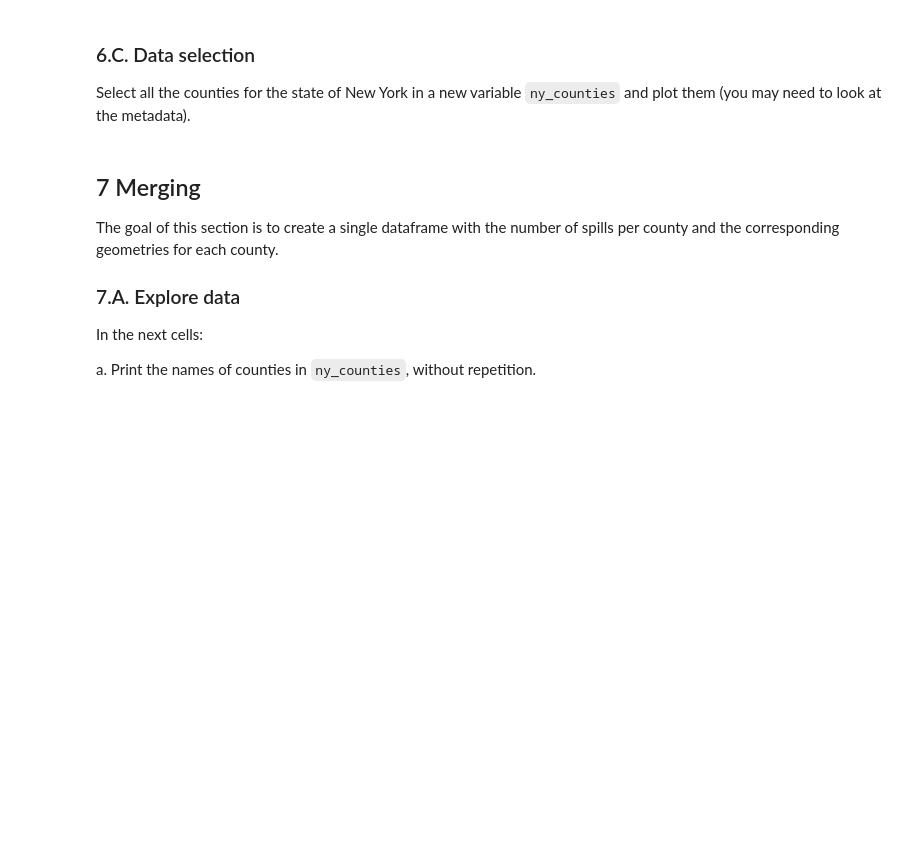
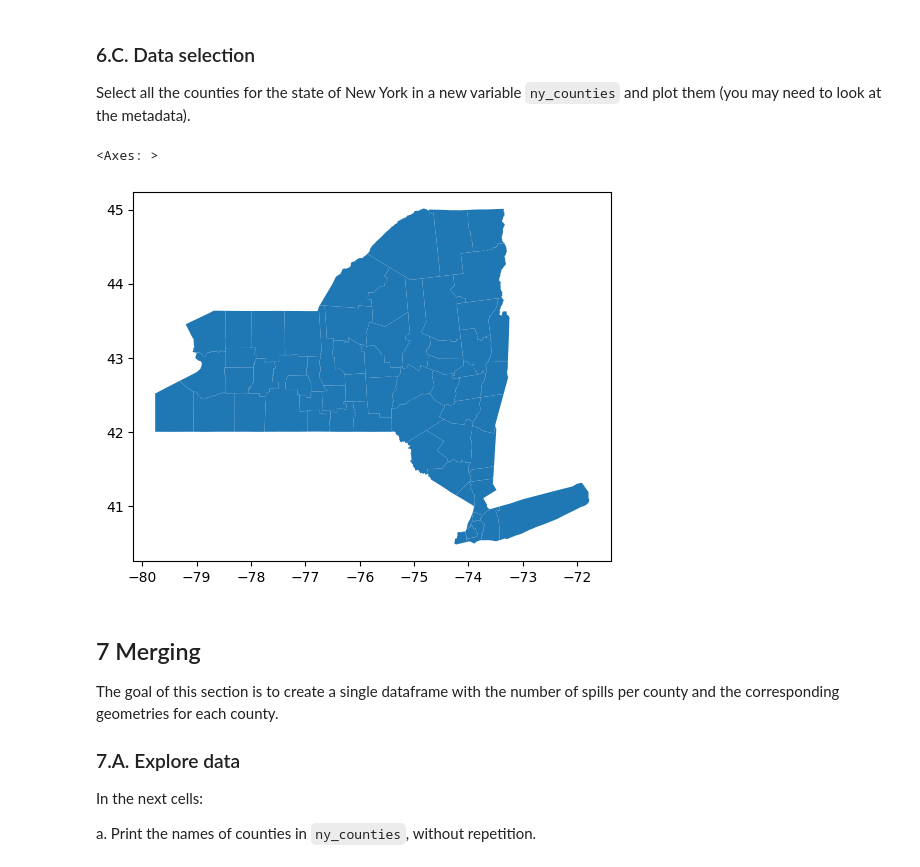
Before and after one commit to moniqueallyson/eds220-hwk3, a Jupyter notebook: hwk3-task2-spills.ipynb, the cells around one changed output. Saved outputs shown, nothing was run; the diff lists cells and outputs as text; code cells hidden in the pictures; blank space fills up the shorter version.

```diff
--- a/hwk3-task2-spills.ipynb
+++ b/hwk3-task2-spills.ipynb
@@ -328,6 +424,12 @@ Simplify column names as needed.
 ### 6.C. Data selection
 
 Select all the counties for the state of New York in a new variable `ny_counties` and plot them (you may need to look at the metadata).
+# %%
+ny_counties = counties[counties['statefp'] == '36']
+ny_counties.plot()
+# %% [output]
+<Axes: >
+[figure, added]
 # %% [markdown]
 <!-- END QUESTION -->
 
```
Also changed, not shown: parts of 21 cells of this notebook.
